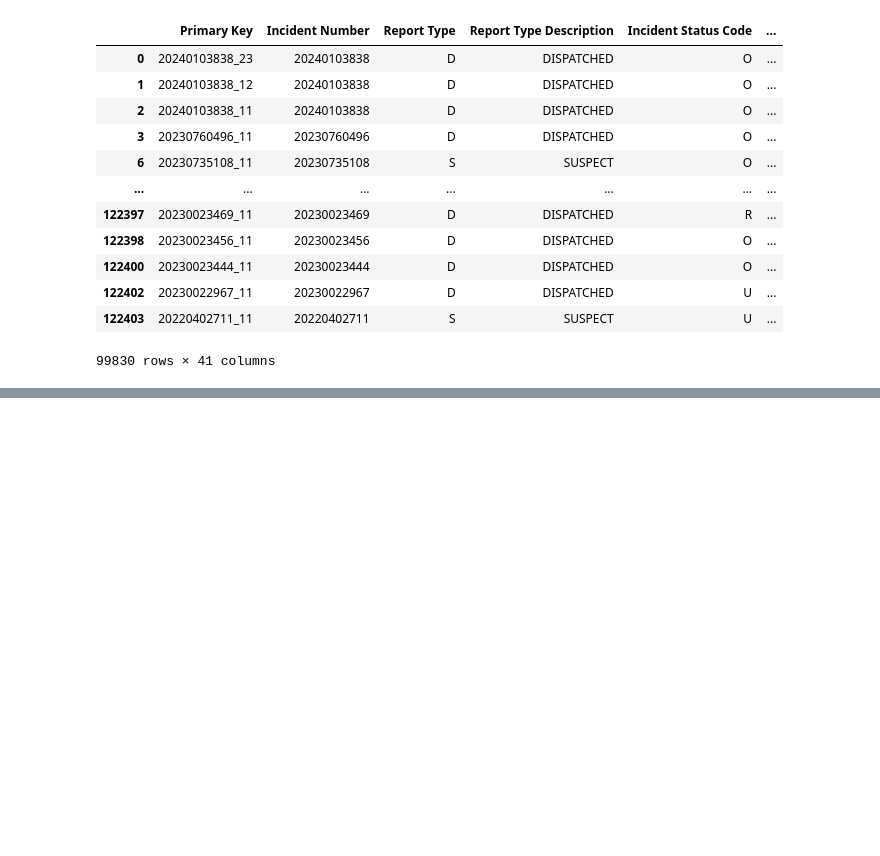
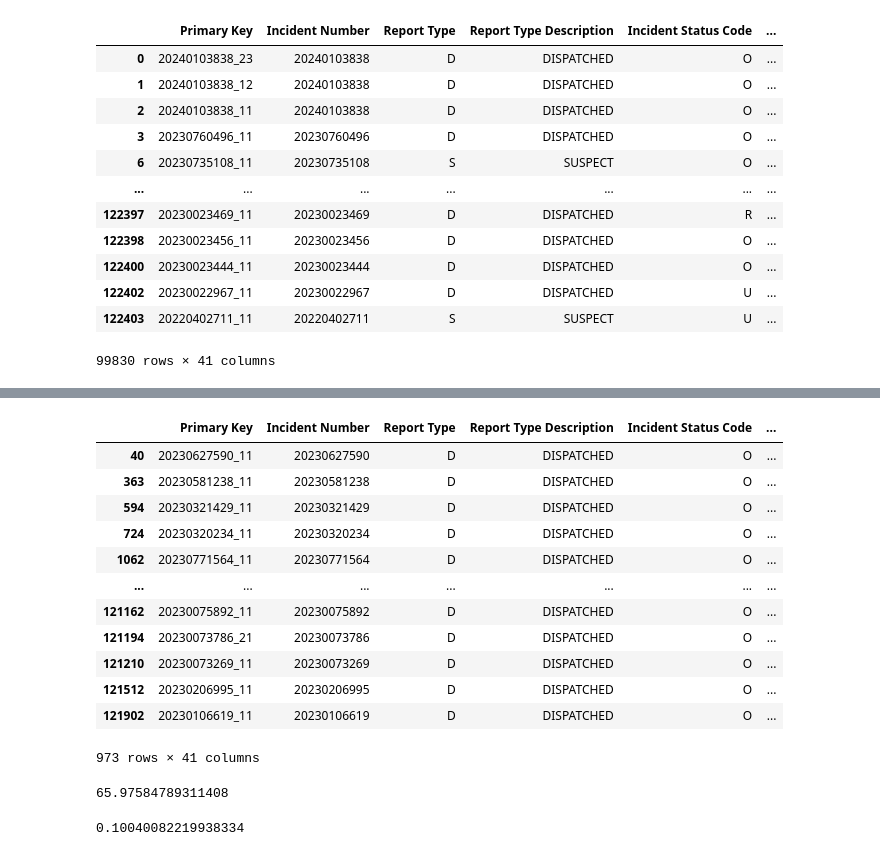
Before and after one commit to antoinette-anderson/Corrolation-between-Nashville-Crime-and-the-Temperature, a Jupyter notebook: notebook/Capstone_Notebook.ipynb, the cells around one changed output, grey strips where cells are left out. Drawn from its saved outputs; the diff is of its cells as text; code cells hidden in the pictures; blank space fills up the shorter version.

```diff
--- a/notebook/Capstone_Notebook.ipynb
+++ b/notebook/Capstone_Notebook.ipynb
@@ -316,0 +420,25 @@ Name: count, Length: 348, dtype: int64
+# %%
+crime_vehicle.hra=crime_vehicle.loc[crime_vehicle['Location Description'].isin(['HIGHWAY, ROAD, ALLEY'])]
+crime_vehicle.hra
+# %% [output]
+|  | Primary Key | Incident Number | Report Type | Report Type Description | Incident Status Code | ... |
+| 40 | 20230627590_11 | 20230627590 | D | DISPATCHED | O | ... |
+| 363 | 20230581238_11 | 20230581238 | D | DISPATCHED | O | ... |
+| 594 | 20230321429_11 | 20230321429 | D | DISPATCHED | O | ... |
+| 724 | 20230320234_11 | 20230320234 | D | DISPATCHED | O | ... |
+| 1062 | 20230771564_11 | 20230771564 | D | DISPATCHED | O | ... |
+| ... | ... | ... | ... | ... | ... | ... |
+| 121162 | 20230075892_11 | 20230075892 | D | DISPATCHED | O | ... |
+| 121194 | 20230073786_21 | 20230073786 | D | DISPATCHED | O | ... |
+| 121210 | 20230073269_11 | 20230073269 | D | DISPATCHED | O | ... |
+| 121512 | 20230206995_11 | 20230206995 | D | DISPATCHED | O | ... |
+| 121902 | 20230106619_11 | 20230106619 | D | DISPATCHED | O | ... |
+973 rows × 41 columns
+# %%
+crime_vehicle.hra['Average Temp'].mean()
+# %% [output]
+65.97584789311408
+# %%
+crime_vehicle.hra['Precip.'].mean()
+# %% [output]
+0.10040082219938334
```
Also changed, not shown: parts of 82 cells of this notebook.
